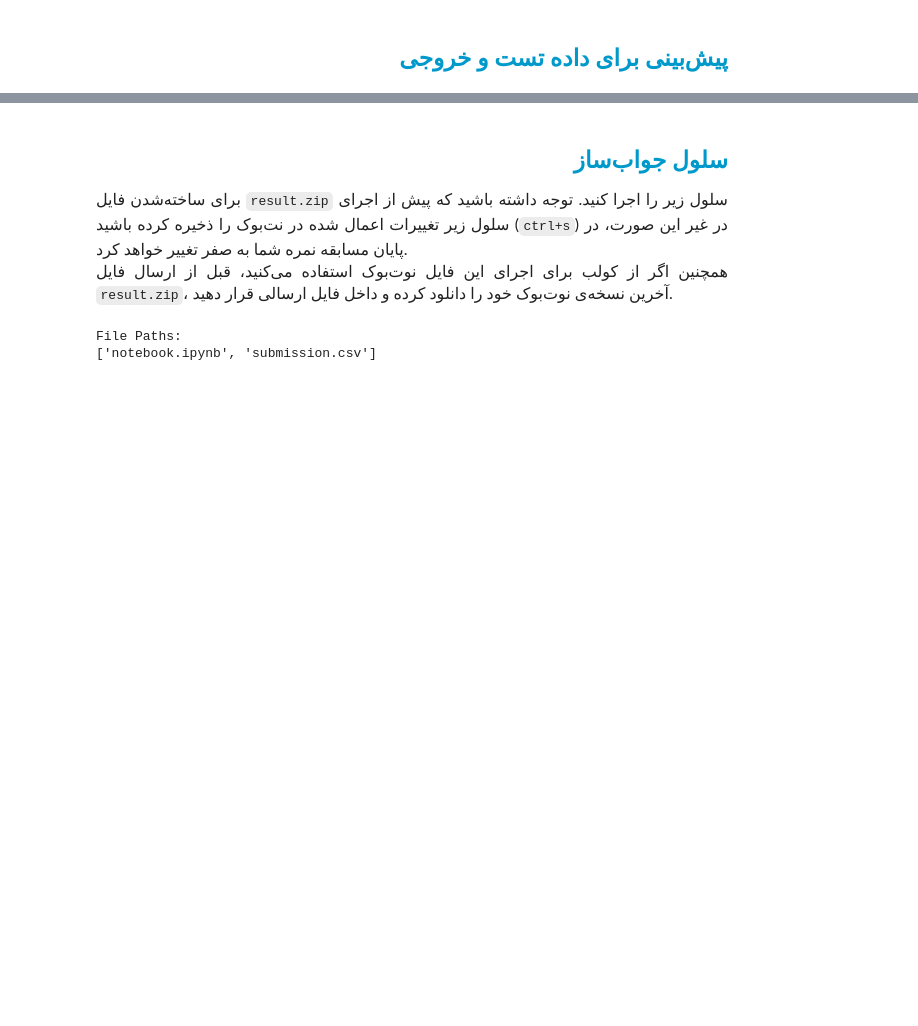
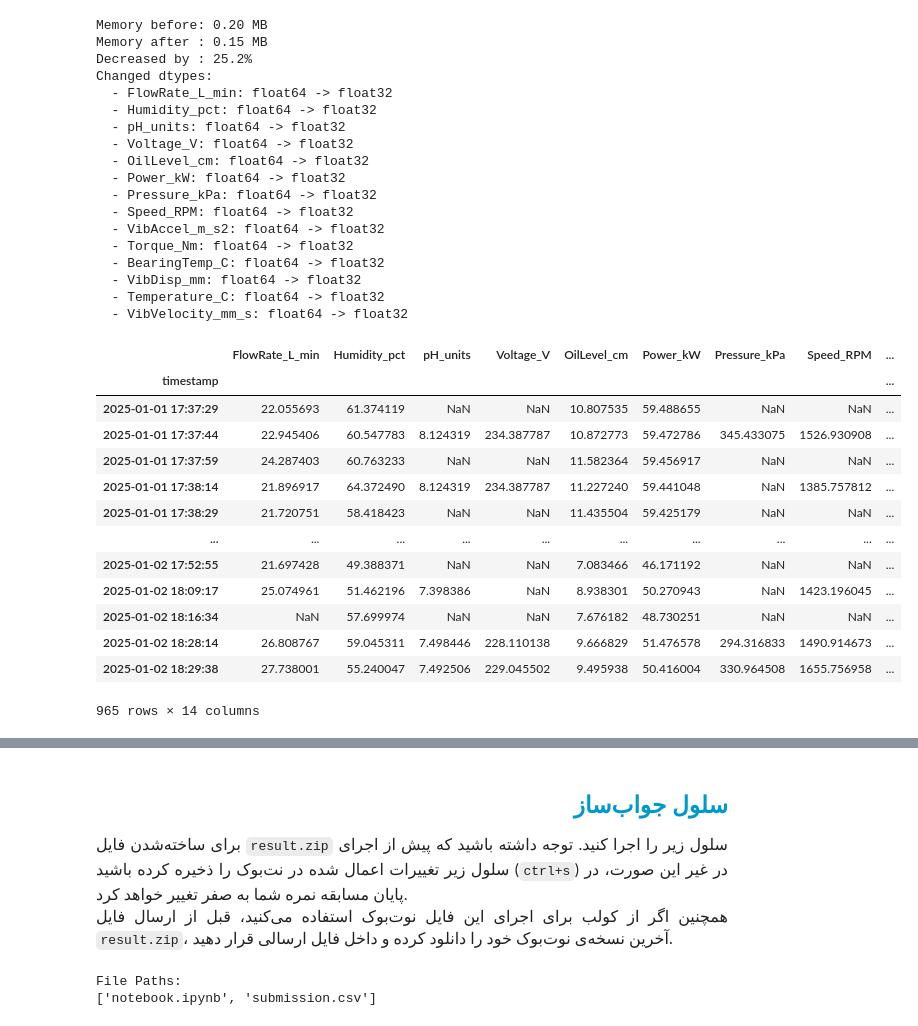
Before and after one commit to SahandNZ/mapna-ai-2025, a Jupyter notebook: first-phase/q4/notebook.ipynb, the cells around one changed output, grey strips where cells are left out. Saved outputs shown, nothing was run; the diff lists cells and outputs as text; code cells hidden in the pictures; blank space fills up the shorter version.

```diff
--- a/first-phase/q4/notebook.ipynb
+++ b/first-phase/q4/notebook.ipynb
@@ -117,35 +42,0 @@ def load_df(source: str) -> pd.DataFrame:
-# %%
-df = load_df("train")
-df = df.dropna()
-
-# convert the label to numerical values
-fault_type_le = LabelEncoder()
-fault_type_labels = fault_type_le.fit_transform(df["fault_type"])
-
-fault_source_le = LabelEncoder()
-fault_source_labels = fault_source_le.fit_transform(df["fault_source"])
-
-df["label"] = fault_type_labels * 2 + fault_source_labels
-
-
-for col in LABELS + ["label"]:
-    print()
-    print(df[col].value_counts() / len(df))
-
-
-# Oversample each class to match the max count
-counts = df["label"].value_counts()
-max_count = counts.max()
-df_balanced = pd.concat([
-    group.sample(n=max_count, replace=True, random_state=42)
-    for _, group in df.groupby("label")
-])
-df_balanced = df_balanced.sample(frac=1, random_state=42).reset_index(drop=True)
-
-
-for col in LABELS + ["label"]:
-    print()
-    print(df_balanced[col].value_counts() / len(df_balanced))
-
-
-df_balanced
@@ -232,7 +300,39 @@ weighted avg       0.75      0.73      0.73        33
-# %% [markdown]
-<h2 dir=rtl align=right style="line-height:200%;font-family:vazir;color:#0099cc">
-<font face="vazir" color="#0099cc">
- پیش‌بینی برای داده تست و خروجی
-</font>
-</h2>
+# %%
+sdf = load_df("Test")
+sdf = reduce_mem_usage(sdf)
+
+sdf
+# %% [output]
+Memory before: 0.20 MB
+Memory after : 0.15 MB
+Decreased by : 25.2%
+Changed dtypes:
+  - FlowRate_L_min: float64 -> float32
+  - Humidity_pct: float64 -> float32
+  - pH_units: float64 -> float32
+  - Voltage_V: float64 -> float32
+  - OilLevel_cm: float64 -> float32
+  - Power_kW: float64 -> float32
+  - Pressure_kPa: float64 -> float32
+  - Speed_RPM: float64 -> float32
+  - VibAccel_m_s2: float64 -> float32
+  - Torque_Nm: float64 -> float32
+  - BearingTemp_C: float64 -> float32
+  - VibDisp_mm: float64 -> float32
+  - Temperature_C: float64 -> float32
+  - VibVelocity_mm_s: float64 -> float32
+|  | FlowRate_L_min | Humidity_pct | pH_units | Voltage_V | OilLevel_cm | Power_kW | Pressure_kPa | Speed_RPM | ... |
+| timestamp |  |  |  |  |  |  |  |  | ... |
+| 2025-01-01 17:37:29 | 22.055693 | 61.374119 | NaN | NaN | 10.807535 | 59.488655 | NaN | NaN | ... |
+| 2025-01-01 17:37:44 | 22.945406 | 60.547783 | 8.124319 | 234.387787 | 10.872773 | 59.472786 | 345.433075 | 1526.930908 | ... |
+| 2025-01-01 17:37:59 | 24.287403 | 60.763233 | NaN | NaN | 11.582364 | 59.456917 | NaN | NaN | ... |
+| 2025-01-01 17:38:14 | 21.896917 | 64.372490 | 8.124319 | 234.387787 | 11.227240 | 59.441048 | NaN | 1385.757812 | ... |
+| 2025-01-01 17:38:29 | 21.720751 | 58.418423 | NaN | NaN | 11.435504 | 59.425179 | NaN | NaN | ... |
+| ... | ... | ... | ... | ... | ... | ... | ... | ... | ... |
+| 2025-01-02 17:52:55 | 21.697428 | 49.388371 | NaN | NaN | 7.083466 | 46.171192 | NaN | NaN | ... |
+| 2025-01-02 18:09:17 | 25.074961 | 51.462196 | 7.398386 | NaN | 8.938301 | 50.270943 | NaN | 1423.196045 | ... |
+| 2025-01-02 18:16:34 | NaN | 57.699974 | NaN | NaN | 7.676182 | 48.730251 | NaN | NaN | ... |
+| 2025-01-02 18:28:14 | 26.808767 | 59.045311 | 7.498446 | 228.110138 | 9.666829 | 51.476578 | 294.316833 | 1490.914673 | ... |
+| 2025-01-02 18:29:38 | 27.738001 | 55.240047 | 7.492506 | 229.045502 | 9.495938 | 50.416004 | 330.964508 | 1655.756958 | ... |
+965 rows × 14 columns
 # %%
```
Also changed, not shown: parts of 20 cells of this notebook, 4 other files.
